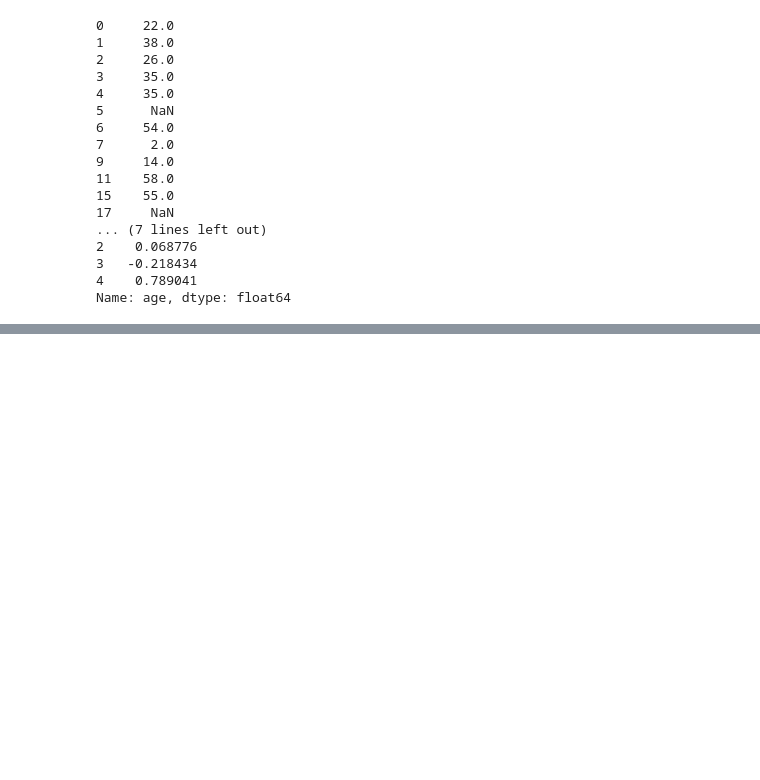
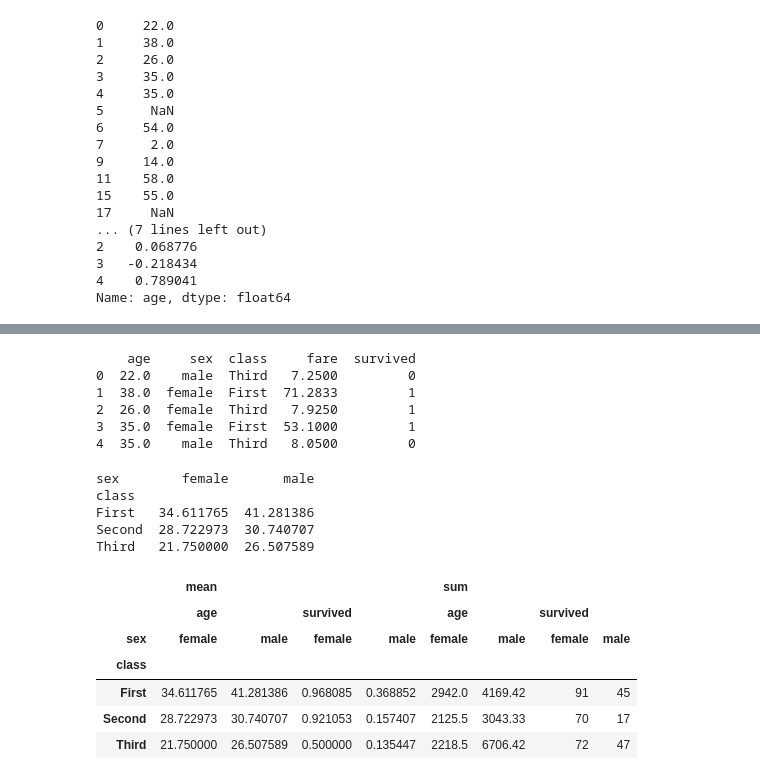
Before and after one commit to ezerwi/python-lecture, a Jupyter notebook: Lecture53_[Mar23]_Python_Basic(12).ipynb, the cells around one changed output, grey strips where cells are left out. Drawn from its saved outputs; the diff is of its cells as text; code cells hidden in the pictures; blank space fills up the shorter version.

```diff
--- a/Lecture53_[Mar23]_Python_Basic(12).ipynb
+++ b/Lecture53_[Mar23]_Python_Basic(12).ipynb
@@ -598,0 +669,34 @@ Name: age, dtype: float64
+# %%
+# IPython 디스플레이 설정 변경
+pd.set_option ('display.max_columns', 10)
+pd.set_option ('display.max_colwidth', 20)
+
+df = sns.load_dataset('titanic').loc[:, ['age','sex','class','fare','survived']]
+
+print (df.head())
+# %% [output]
+    age     sex  class     fare  survived
+0  22.0    male  Third   7.2500         0
+1  38.0  female  First  71.2833         1
+2  26.0  female  Third   7.9250         1
+3  35.0  female  First  53.1000         1
+4  35.0    male  Third   8.0500         0
+# %%
+pdf1 = pd.pivot_table(df, index='class', columns='sex',values='age',aggfunc='mean')
+print (pdf1)
+# %% [output]
+sex        female       male
+class
+First   34.611765  41.281386
+Second  28.722973  30.740707
+Third   21.750000  26.507589
+# %%
+display ( pd.pivot_table(df, index='class', columns='sex',values=['survived','age'],aggfunc=['mean','sum']) )
+# %% [output]
+|  | mean |  |  |  | sum |  |  |  |
+|  | age |  | survived |  | age |  | survived |  |
+| sex | female | male | female | male | female | male | female | male |
+| class |  |  |  |  |  |  |  |  |
+| First | 34.611765 | 41.281386 | 0.968085 | 0.368852 | 2942.0 | 4169.42 | 91 | 45 |
+| Second | 28.722973 | 30.740707 | 0.921053 | 0.157407 | 2125.5 | 3043.33 | 70 | 17 |
+| Third | 21.750000 | 26.507589 | 0.500000 | 0.135447 | 2218.5 | 6706.42 | 72 | 47 |
```
Also changed, not shown: parts of 9 cells of this notebook.
